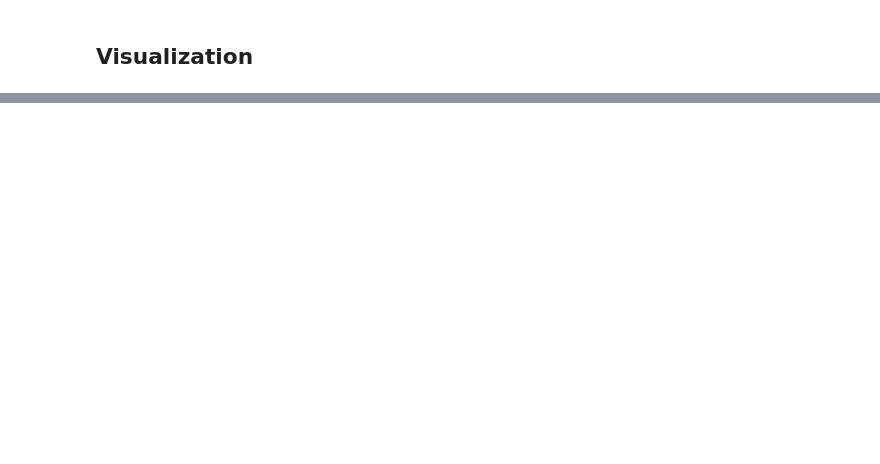
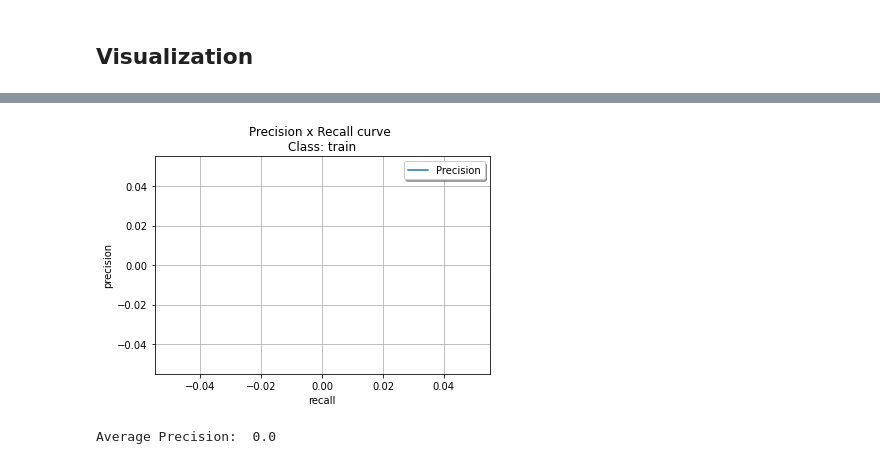
Before and after one commit to chengche6230/Deep-Learning-Course-Team-Project, a Jupyter notebook: Competition 2/Com2_DenseNet121AUG.ipynb, the cells around one changed output, grey strips where cells are left out. Drawn from its saved outputs; the diff is of its cells as text; code cells hidden in the pictures; blank space fills up the shorter version.

```diff
--- a/Competition 2/Com2_DenseNet121AUG.ipynb
+++ b/Competition 2/Com2_DenseNet121AUG.ipynb
@@ -970,0 +933,12 @@ plt.show()
+# %%
+# ["aeroplane", "bicycle", "bird", "boat", "bottle",
+#     "bus", "car", "cat", "chair", "cow", "diningtable",
+#     "dog", "horse", "motorbike", "person", "pottedplant",
+#     "sheep", "sofa", "train","tvmonitor"]
+
+evaluator = evaluate.Evaluator()
+ret = evaluator.PlotPrecisionRecallCurve("train", all_boudingBoxes[8])
+print('Average Precision: ', ret['AP'])
+# %% [output]
+[figure, added]
+Average Precision:  0.0
```
Also changed, not shown: parts of 16 cells of this notebook, 1 other file.
